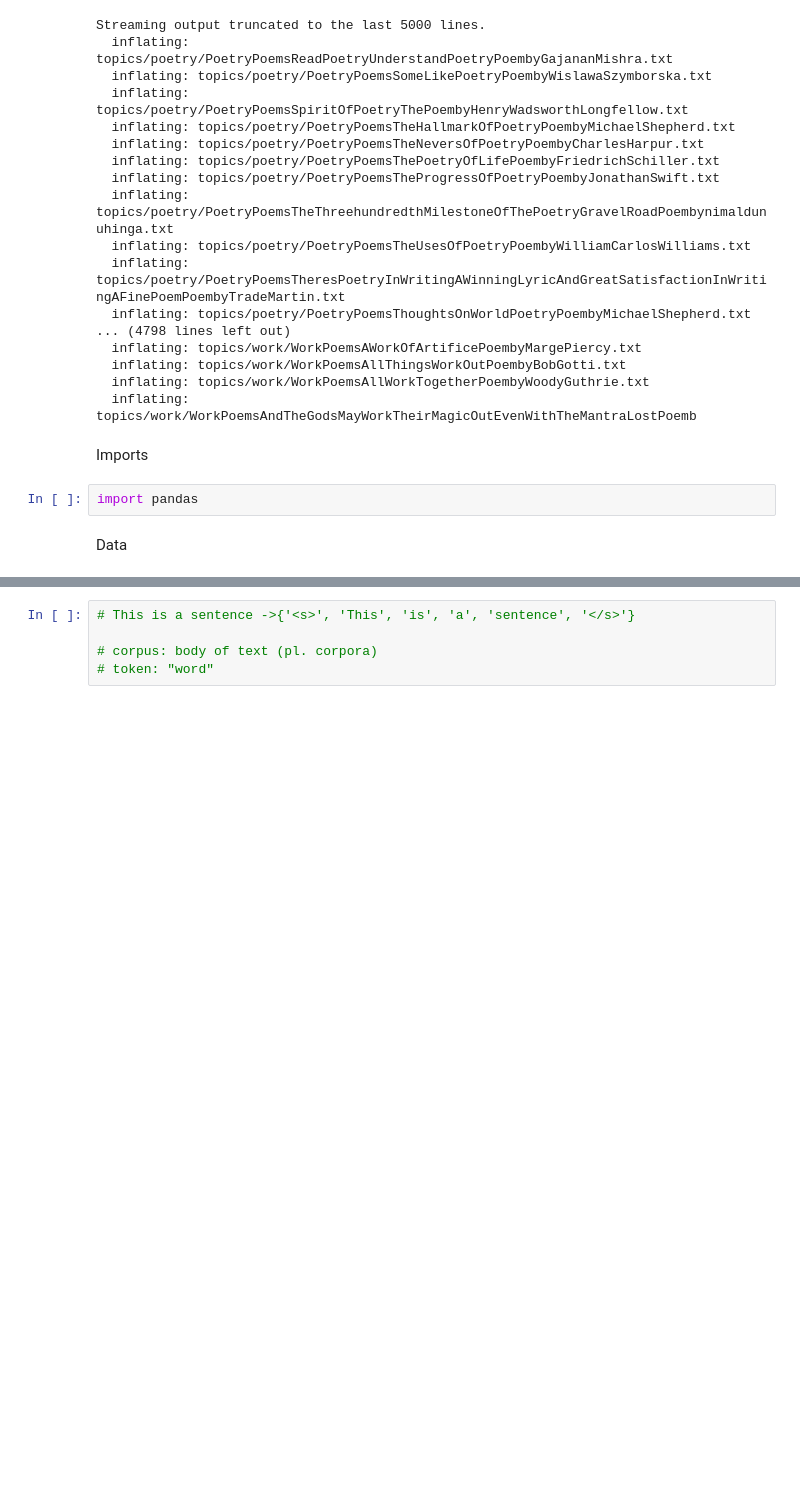
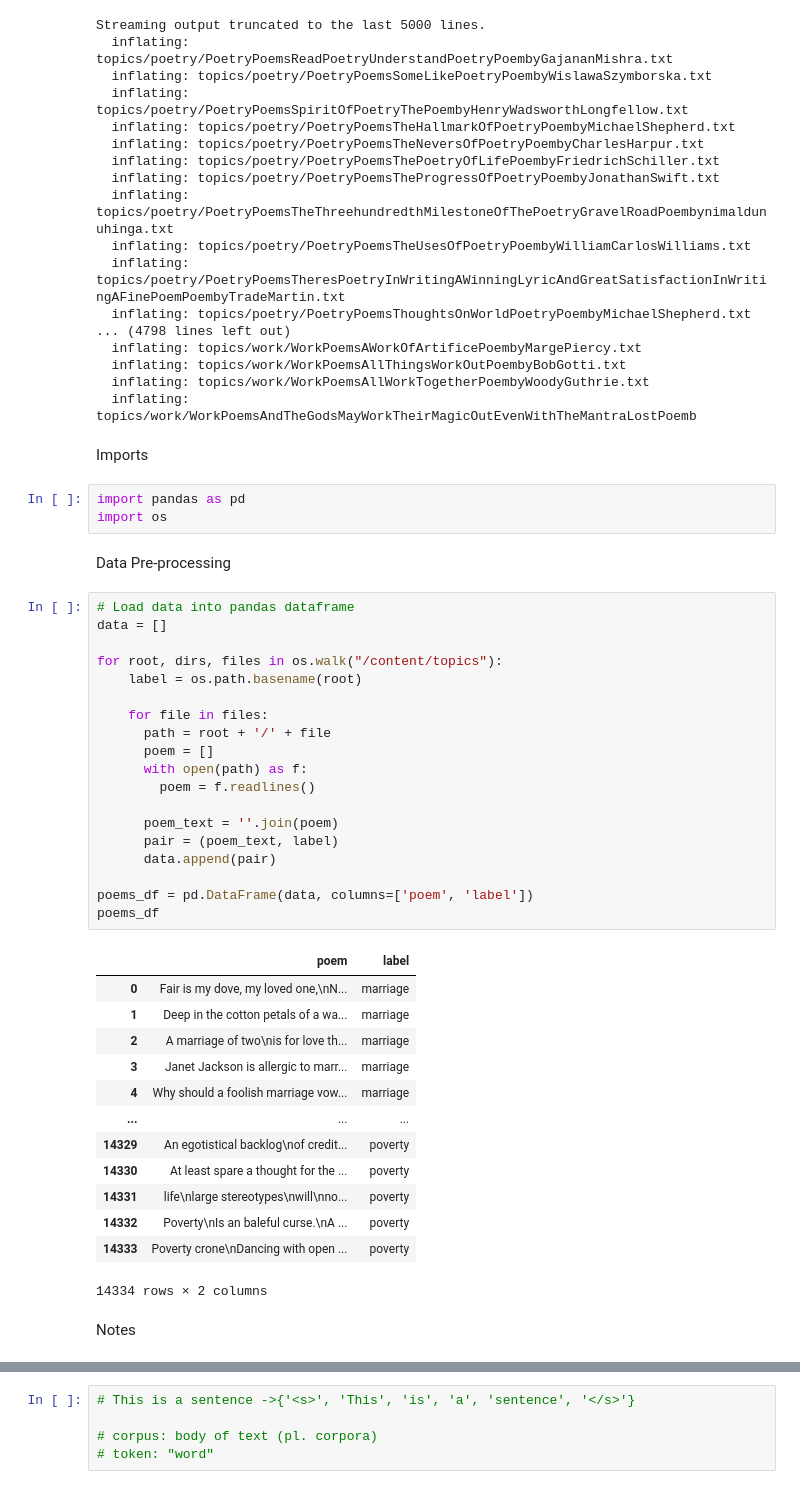
Before and after one commit to Thikkar/PoetryMood, a Jupyter notebook: MusicGenerator.ipynb, the cells around one changed output, grey strips where cells are left out. Cells and saved outputs as stored; diff of their text form; blank space fills up the shorter version.

Commit message:
Loaded data into DataFrame

```diff
--- a/MusicGenerator.ipynb
+++ b/MusicGenerator.ipynb
@@ -52,6 +52,42 @@ Streaming output truncated to the last 5000 lines.
 # %% [markdown]
 Imports
 # %%
-import pandas
+import pandas as pd
+import os
 # %% [markdown]
-Data
+Data Pre-processing
+# %%
+# Load data into pandas dataframe
+data = []
+
+for root, dirs, files in os.walk("/content/topics"):
+    label = os.path.basename(root)
+
+    for file in files:
+      path = root + '/' + file
+      poem = []
+      with open(path) as f:
+        poem = f.readlines()
+
+      poem_text = ''.join(poem)
+      pair = (poem_text, label)
+      data.append(pair)
+
+poems_df = pd.DataFrame(data, columns=['poem', 'label'])
+poems_df
+# %% [output]
+|  | poem | label |
+| 0 | Fair is my dove, my loved one,\nN... | marriage |
+| 1 | Deep in the cotton petals of a wa... | marriage |
+| 2 | A marriage of two\nis for love th... | marriage |
+| 3 | Janet Jackson is allergic to marr... | marriage |
+| 4 | Why should a foolish marriage vow... | marriage |
+| ... | ... | ... |
+| 14329 | An egotistical backlog\nof credit... | poverty |
+| 14330 | At least spare a thought for the ... | poverty |
+| 14331 | life\nlarge stereotypes\nwill\nno... | poverty |
+| 14332 | Poverty\nIs an baleful curse.\nA ... | poverty |
+| 14333 | Poverty crone\nDancing with open ... | poverty |
+14334 rows × 2 columns
+# %% [markdown]
+Notes
```
Also changed, not shown: parts of 2 cells of this notebook.
